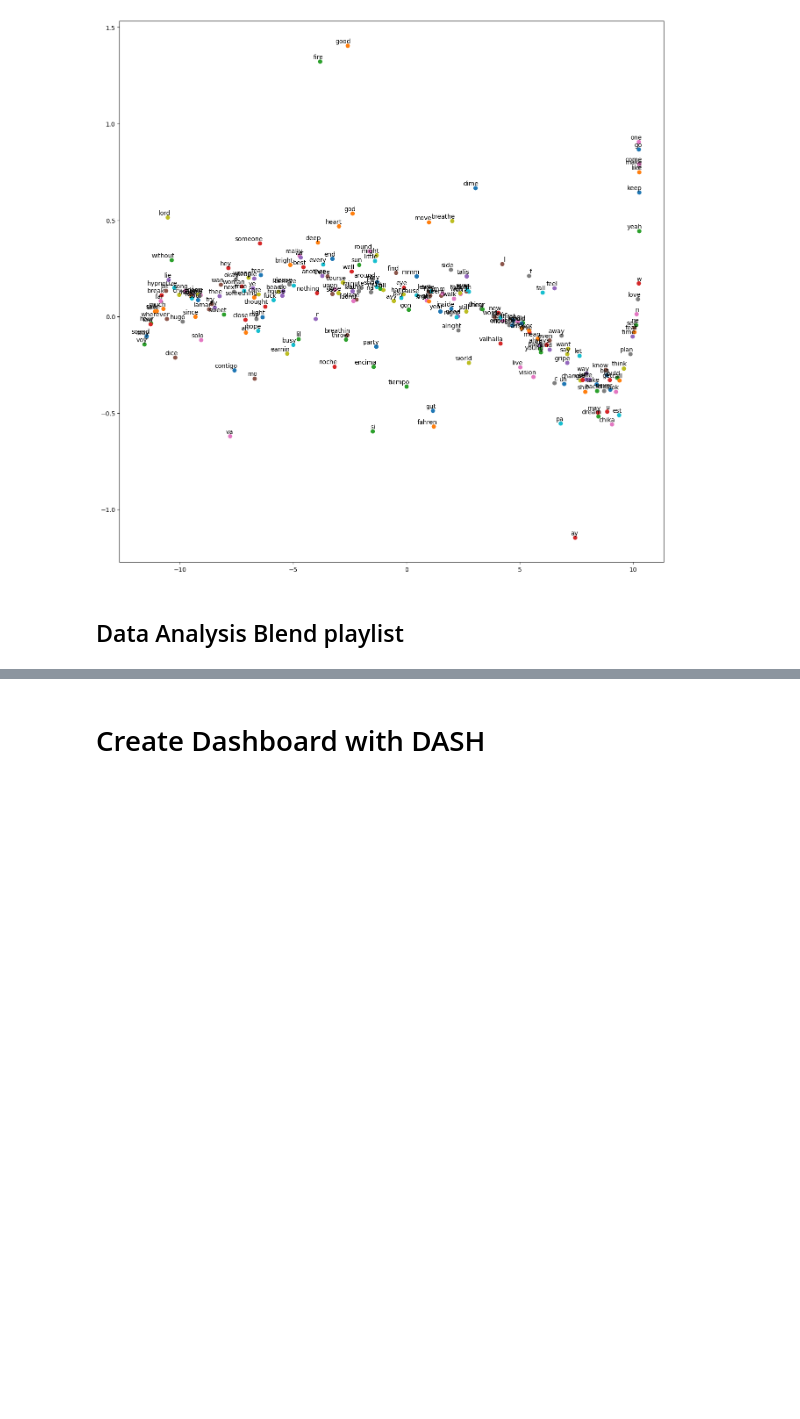
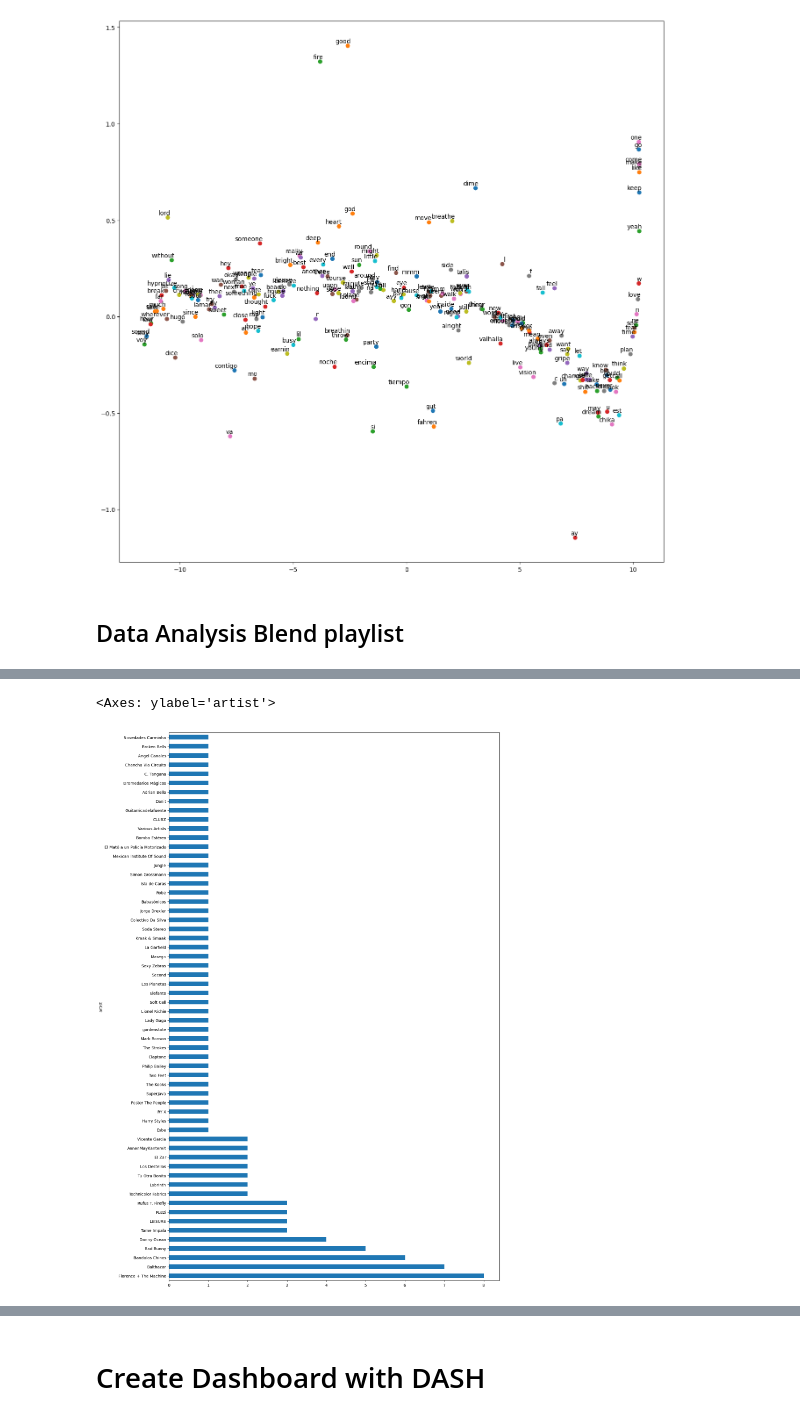
Before and after one commit to danbm94/spotifyEDA, a Jupyter notebook: spotify.ipynb, the cells around one changed output, grey strips where cells are left out. Saved outputs shown, nothing was run; the diff lists cells and outputs as text; code cells hidden in the pictures; blank space fills up the shorter version.

```diff
--- a/spotify.ipynb
+++ b/spotify.ipynb
@@ -669,0 +679,5 @@ blend['popularity'].plot( kind='hist')
+# %%
+collab1['artist'].value_counts().plot(kind='barh',figsize=(15,25))
+# %% [output]
+<Axes: ylabel='artist'>
+[figure, added]
```
Also changed, not shown: parts of 17 cells of this notebook, 2 other files.
